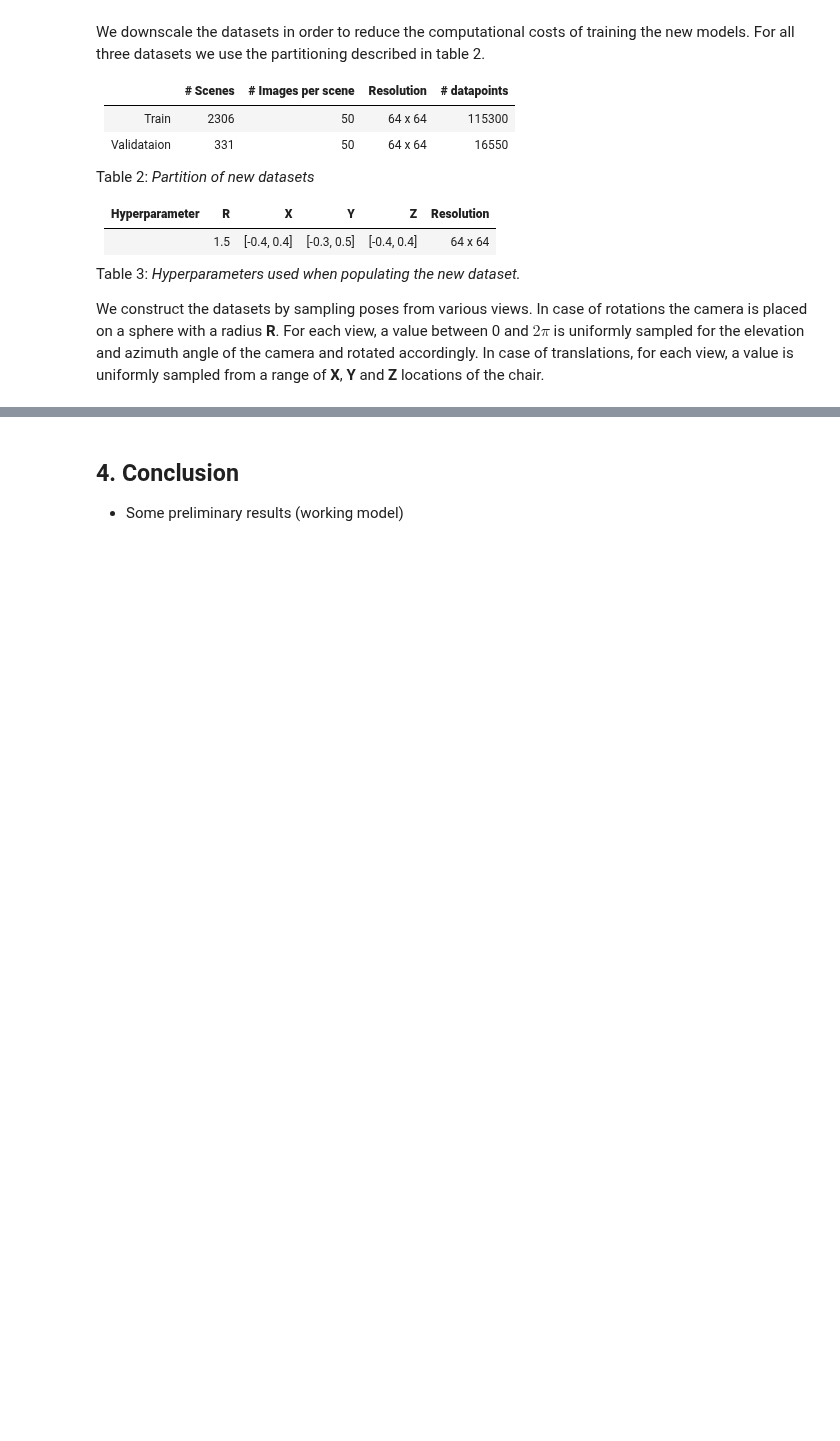
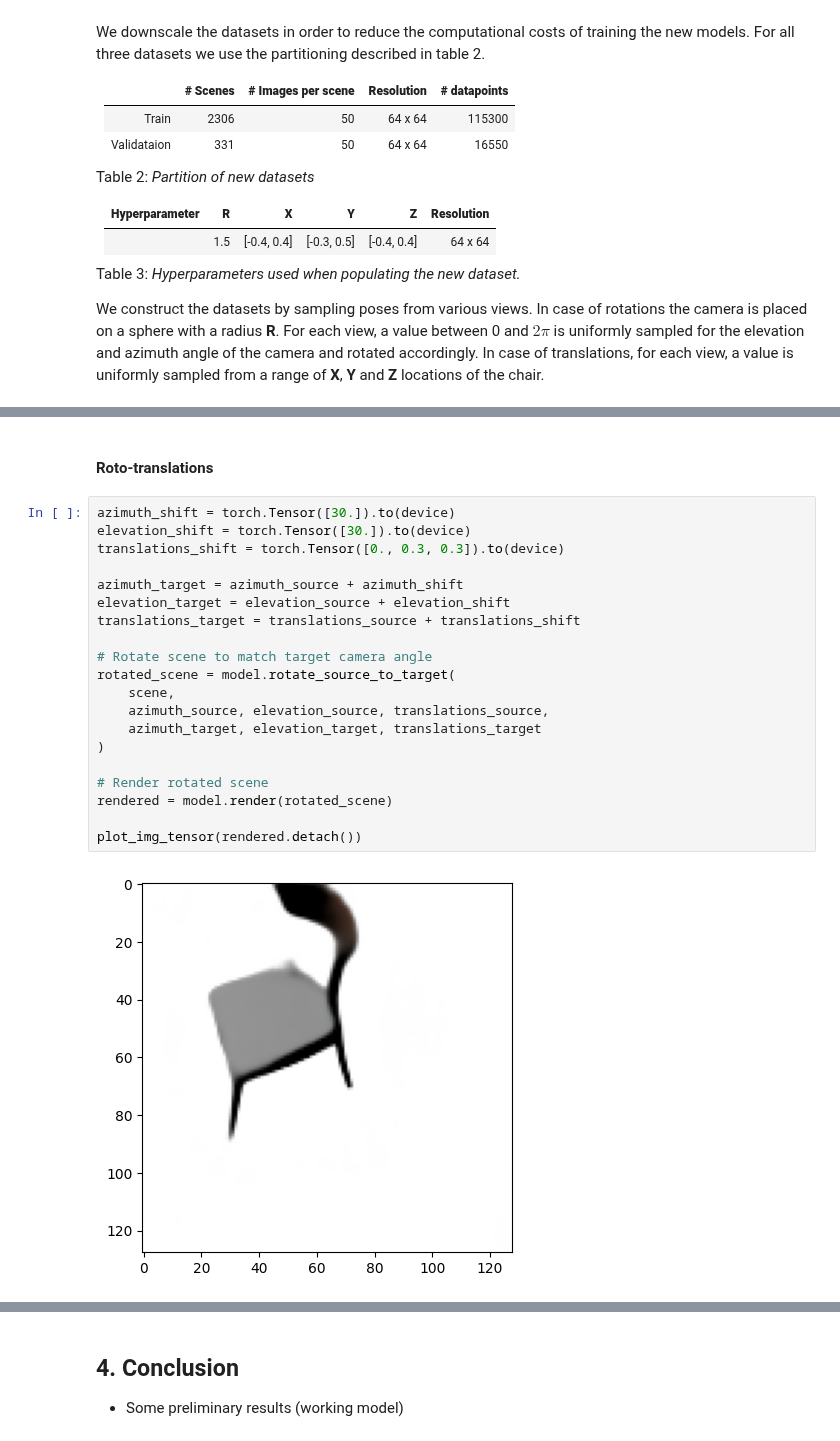
Before and after one commit to elidub/equiv-neural-rendering, a Jupyter notebook: EquivariantNR.ipynb, the cells around one changed output, grey strips where cells are left out. Saved outputs shown, nothing was run; the diff lists cells and outputs as text; blank space fills up the shorter version.

```diff
--- a/EquivariantNR.ipynb
+++ b/EquivariantNR.ipynb
@@ -257,0 +319,24 @@ We construct the datasets by sampling poses from various views. In case of rotat
+# %% [markdown]
+#### Roto-translations
+# %%
+azimuth_shift = torch.Tensor([30.]).to(device)
+elevation_shift = torch.Tensor([30.]).to(device)
+translations_shift = torch.Tensor([0., 0.3, 0.3]).to(device)
+
+azimuth_target = azimuth_source + azimuth_shift
+elevation_target = elevation_source + elevation_shift
+translations_target = translations_source + translations_shift
+
+# Rotate scene to match target camera angle
+rotated_scene = model.rotate_source_to_target(
+    scene,
+    azimuth_source, elevation_source, translations_source,
+    azimuth_target, elevation_target, translations_target
+)
+
+# Render rotated scene
+rendered = model.render(rotated_scene)
+
+plot_img_tensor(rendered.detach())
+# %% [output]
+[figure, added]
```
Also changed, not shown: parts of 17 cells of this notebook.
